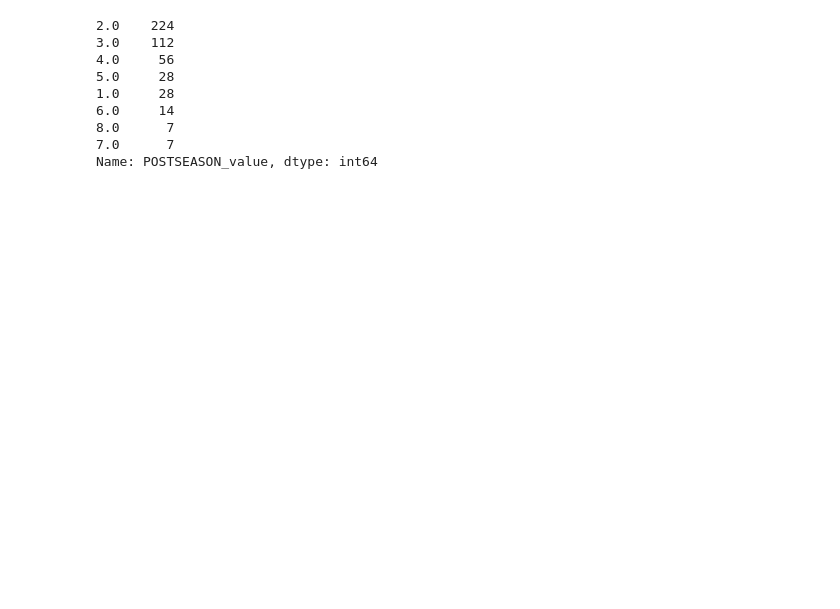
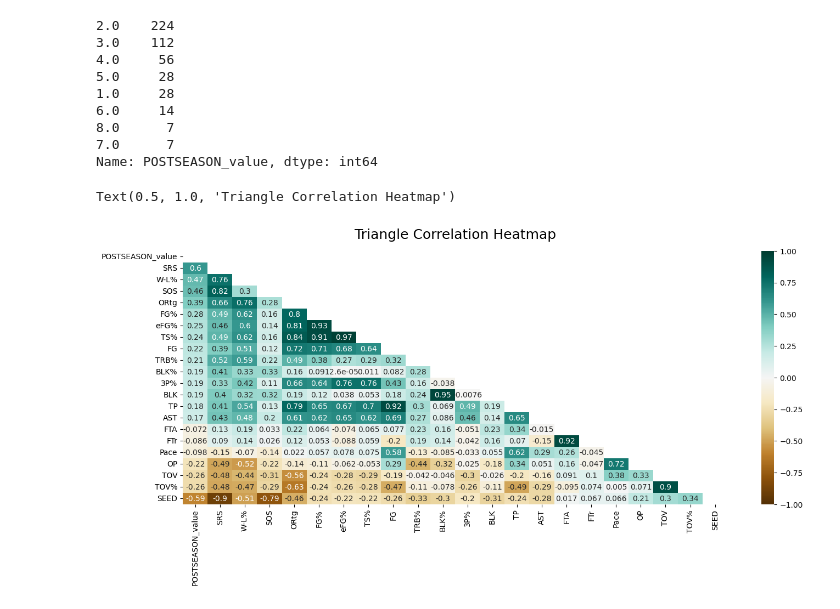
Before and after one commit to KarloBorovcak/March_Madness_prediction, a Jupyter notebook: notebooks/dataAnalysis.ipynb, the cells around one changed output. Saved outputs shown, nothing was run; the diff lists cells and outputs as text; code cells hidden in the pictures; blank space fills up the shorter version.

```diff
--- a/notebooks/dataAnalysis.ipynb
+++ b/notebooks/dataAnalysis.ipynb
@@ -35,6 +35,17 @@ df['POSTSEASON_value'].value_counts()
 8.0      7
 7.0      7
 Name: POSTSEASON_value, dtype: int64
+# %%
+temp = df[['POSTSEASON_value', 'SRS', 'W-L%', 'SOS', 'ORtg', 'FG%', 'eFG%', 'TS%', 'FG', 'TRB%', 'BLK%', '3P%', 'BLK', 'TP', 'AST', 'FTA', 'FTr', 'Pace', 'OP', 'TOV', 'TOV%', 'SEED']]
+
+plt.figure(figsize=(16, 6))
+# define the mask to set the values in the upper triangle to True
+mask = np.triu(np.ones_like(temp.corr(), dtype=bool))
+heatmap = sns.heatmap(temp.corr(), mask=mask, vmin=-1, vmax=1, annot=True, cmap='BrBG')
+heatmap.set_title('Triangle Correlation Heatmap', fontdict={'fontsize':18}, pad=16)
+# %% [output]
+Text(0.5, 1.0, 'Triangle Correlation Heatmap')
+[figure, added]
 # %%
 plt.figure(figsize=(27, 27))
 drop = ['School','Overall.W', 'Overall.L', 'Conf.W', 'Conf.L', 'Home.W', 'Home.L', 'Away.W', 'Away.L', 'MP', 'POSTSEASON', 'REGION']
```
Also changed, not shown: parts of 3 cells of this notebook, 2 other files.
